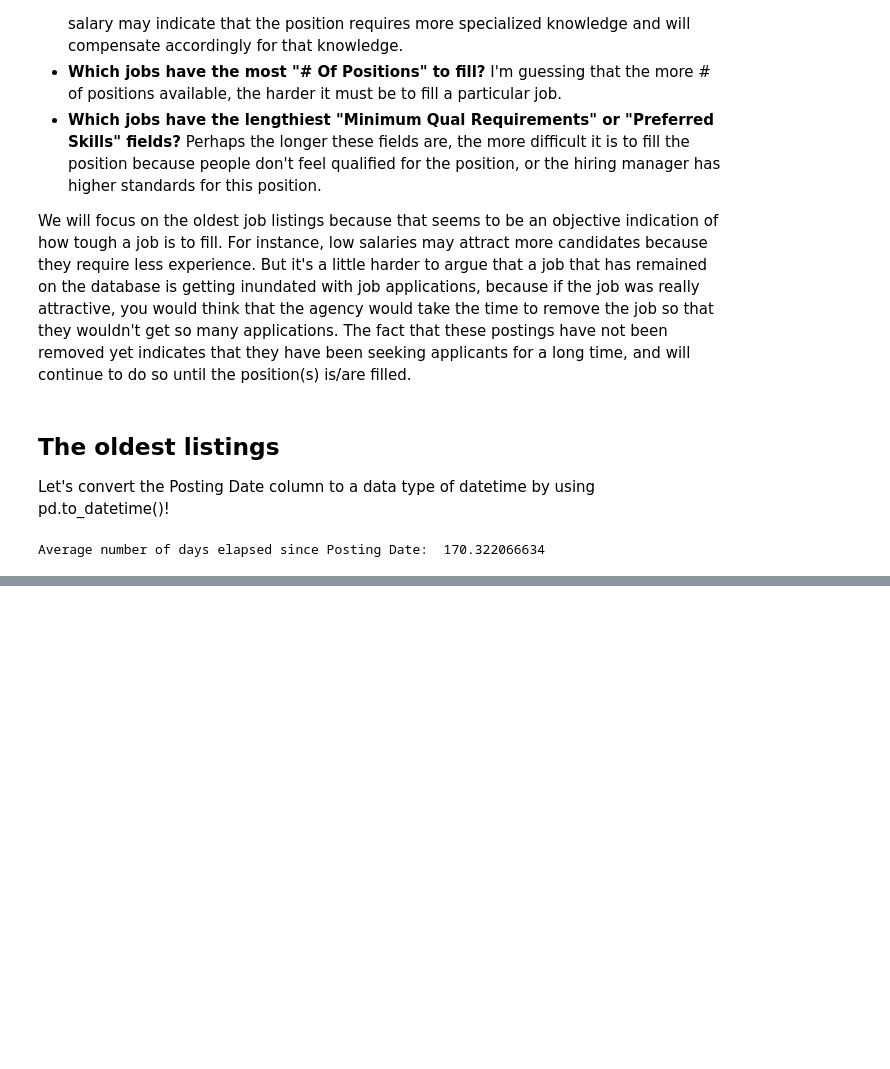
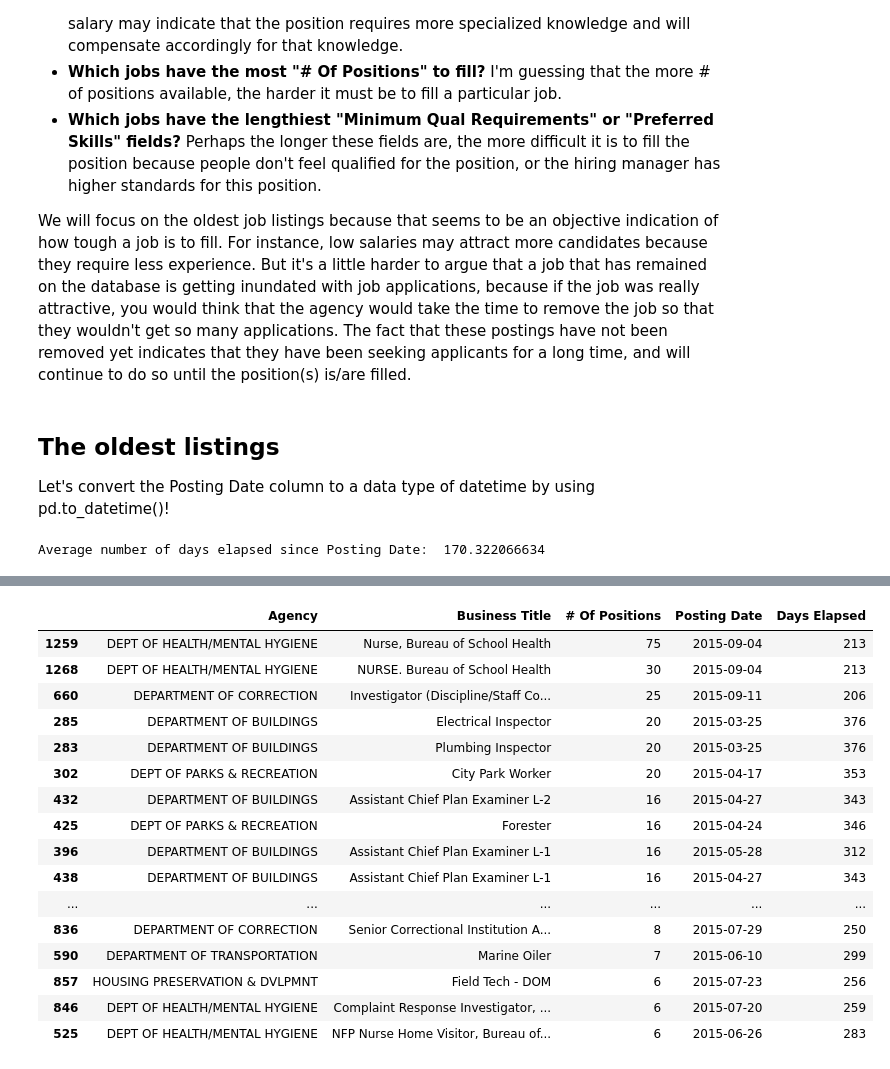
Before and after one commit to echang26/nyc_workmarket, a Jupyter notebook: nyc_jobs.ipynb, the cells around one changed output, grey strips where cells are left out. Cells and saved outputs as stored; diff of their text form; code cells hidden in the pictures; blank space fills up the shorter version.

```diff
--- a/nyc_jobs.ipynb
+++ b/nyc_jobs.ipynb
@@ -374,0 +377,22 @@ However, we can try to glean from information from the data available to us. The
+# %%
+most_recent = oldest_jobs[(oldest_jobs['Days Elapsed'] < 400) & (oldest_jobs['Days Elapsed'] > 200)]
+kinda_old_sorted = most_recent.sort_values(by='# Of Positions', ascending=False)
+kinda_old_sorted.head(30)
+# %% [output]
+|  | Agency | Business Title | # Of Positions | Posting Date | Days Elapsed |
+| 1259 | DEPT OF HEALTH/MENTAL HYGIENE | Nurse, Bureau of School Health | 75 | 2015-09-04 | 213 |
+| 1268 | DEPT OF HEALTH/MENTAL HYGIENE | NURSE. Bureau of School Health | 30 | 2015-09-04 | 213 |
+| 660 | DEPARTMENT OF CORRECTION | Investigator (Discipline/Staff Co... | 25 | 2015-09-11 | 206 |
+| 285 | DEPARTMENT OF BUILDINGS | Electrical Inspector | 20 | 2015-03-25 | 376 |
+| 283 | DEPARTMENT OF BUILDINGS | Plumbing Inspector | 20 | 2015-03-25 | 376 |
+| 302 | DEPT OF PARKS & RECREATION | City Park Worker | 20 | 2015-04-17 | 353 |
+| 432 | DEPARTMENT OF BUILDINGS | Assistant Chief Plan Examiner L-2 | 16 | 2015-04-27 | 343 |
+| 425 | DEPT OF PARKS & RECREATION | Forester | 16 | 2015-04-24 | 346 |
+| 396 | DEPARTMENT OF BUILDINGS | Assistant Chief Plan Examiner L-1 | 16 | 2015-05-28 | 312 |
+| 438 | DEPARTMENT OF BUILDINGS | Assistant Chief Plan Examiner L-1 | 16 | 2015-04-27 | 343 |
+| ... | ... | ... | ... | ... | ... |
+| 836 | DEPARTMENT OF CORRECTION | Senior Correctional Institution A... | 8 | 2015-07-29 | 250 |
+| 590 | DEPARTMENT OF TRANSPORTATION | Marine Oiler | 7 | 2015-06-10 | 299 |
+| 857 | HOUSING PRESERVATION & DVLPMNT | Field Tech - DOM | 6 | 2015-07-23 | 256 |
+| 846 | DEPT OF HEALTH/MENTAL HYGIENE | Complaint Response Investigator, ... | 6 | 2015-07-20 | 259 |
+| 525 | DEPT OF HEALTH/MENTAL HYGIENE | NFP Nurse Home Visitor, Bureau of... | 6 | 2015-06-26 | 283 |
```
Also changed, not shown: parts of 8 cells of this notebook.
